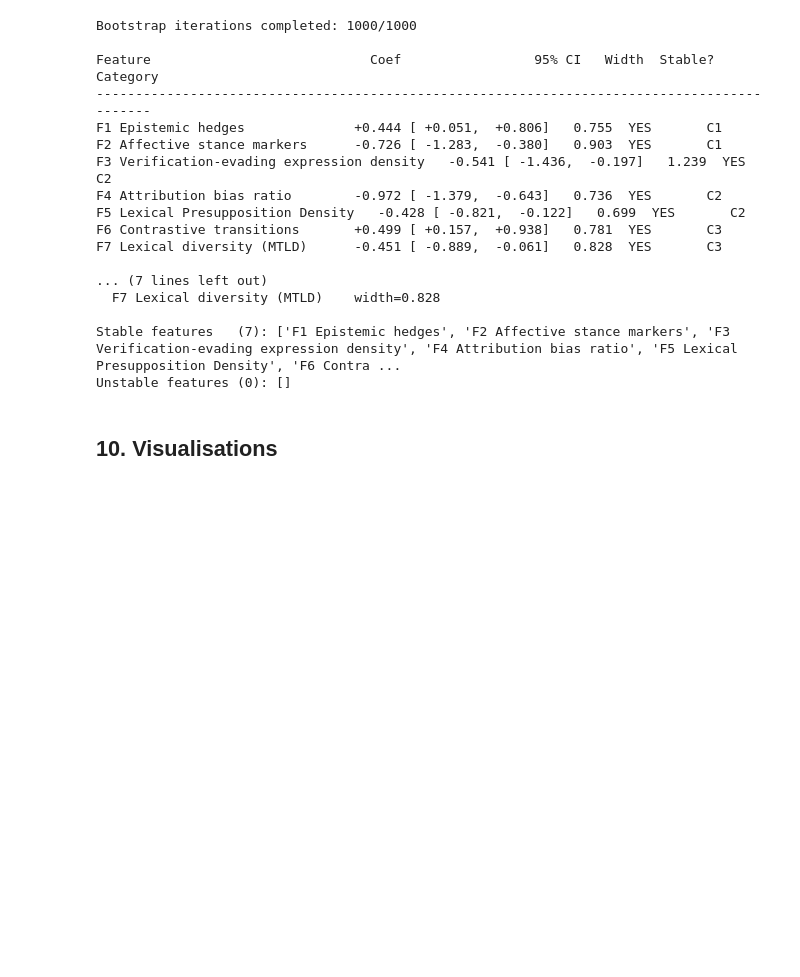
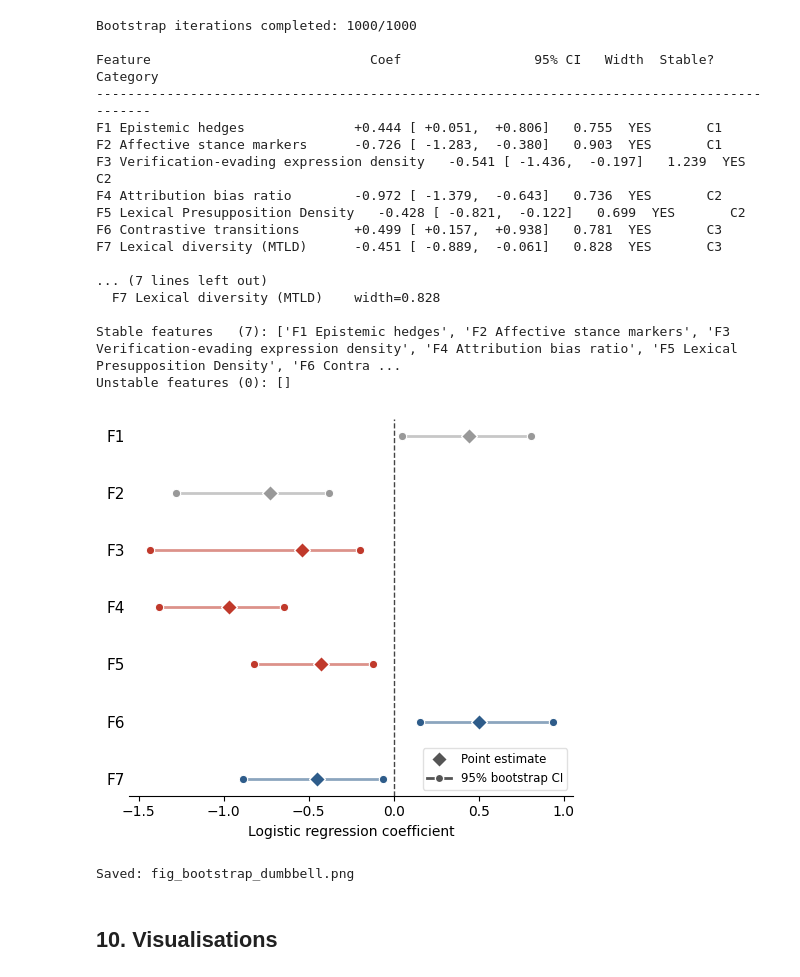
Before and after one commit to maoyuqing50-code/Wiki-Linguistic-Analysis, a Jupyter notebook: wikipedia_analysis_v5_EN.ipynb, the cells around one changed output. Cells and saved outputs as stored; diff of their text form; code cells hidden in the pictures; blank space fills up the shorter version.

```diff
--- a/wikipedia_analysis_v5_EN.ipynb
+++ b/wikipedia_analysis_v5_EN.ipynb
@@ -829,5 +827,61 @@ F7 Lexical diversity (MTLD)      -0.451 [ -0.889,  -0.061]   0.828  YES       C3
 
 Stable features   (7): ['F1 Epistemic hedges', 'F2 Affective stance markers', 'F3 Verification-evading expression density', 'F4 Attribution bias ratio', 'F5 Lexical Presupposition Density', 'F6 Contra ...
 Unstable features (0): []
+# %%
+# ── Figure: Bootstrap 95% CI dumbbell plot ───────────────────────────────────
+
+import numpy as np
+import matplotlib.pyplot as plt
+from matplotlib.lines import Line2D
+
+CATEGORY_COLORS = {'C1': '#999999', 'C2': '#C0392B', 'C3': '#2E5C8A'}
+
+order = LING_FEATURES
+ys = range(len(order))
+short_labels = [LABELS[f].split()[0] for f in order]  # "F1", "F2", ...
+
+fig, ax = plt.subplots(figsize=(5, 4.5))
+
+for i, f in enumerate(order):
+    idx   = LING_FEATURES.index(f)
+    coef  = lr_boot.coef_[0][idx]
+    lo    = np.percentile(coef_arr[:, idx], 2.5)
+    hi    = np.percentile(coef_arr[:, idx], 97.5)
+    color = CATEGORY_COLORS[CATEGORY_MAP[f]]
+
+    ax.plot([lo, hi], [i, i], color=color, linewidth=2, zorder=2, alpha=0.55)
+    ax.plot([lo, hi], [i, i], 'o', color=color, markersize=6, zorder=3,
+             markeredgecolor='white', markeredgewidth=0.8)
+    ax.plot(coef, i, 'D', color=color, markersize=8, zorder=4,
+             markeredgecolor='white', markeredgewidth=1)
+
+ax.axvline(0, color='#444444', linewidth=1, linestyle='--', zorder=1)
+
+ax.set_yticks(list(ys))
+ax.set_yticklabels(short_labels, fontsize=11)
+ax.invert_yaxis()
+ax.set_xlabel('Logistic regression coefficient', fontsize=10)
+ax.spines['top'].set_visible(False)
+ax.spines['right'].set_visible(False)
+ax.spines['left'].set_visible(False)
+ax.tick_params(axis='y', length=0)
+
+# Marker-shape legend: diamond = point estimate, capped line = 95% CI
+legend_elems = [
+    Line2D([0], [0], marker='D', color='none', markerfacecolor='#555555',
+           markeredgecolor='white', markersize=8, label='Point estimate'),
+    Line2D([0], [0], marker='o', color='#555555', markerfacecolor='#555555',
+           markeredgecolor='white', markersize=6, linewidth=2, label='95% bootstrap CI'),
+]
+ax.legend(handles=legend_elems, fontsize=8.5, loc='lower right',
+          framealpha=0.9, edgecolor='#DDDDDD')
+
+plt.tight_layout()
+plt.savefig('fig_bootstrap_dumbbell.png', dpi=200, bbox_inches='tight', facecolor='white')
+plt.show()
+print('Saved: fig_bootstrap_dumbbell.png')
+# %% [output]
+[figure, added]
+Saved: fig_bootstrap_dumbbell.png
 # %% [markdown]
 ## 10. Visualisations
```
Also changed, not shown: parts of 7 cells of this notebook.
